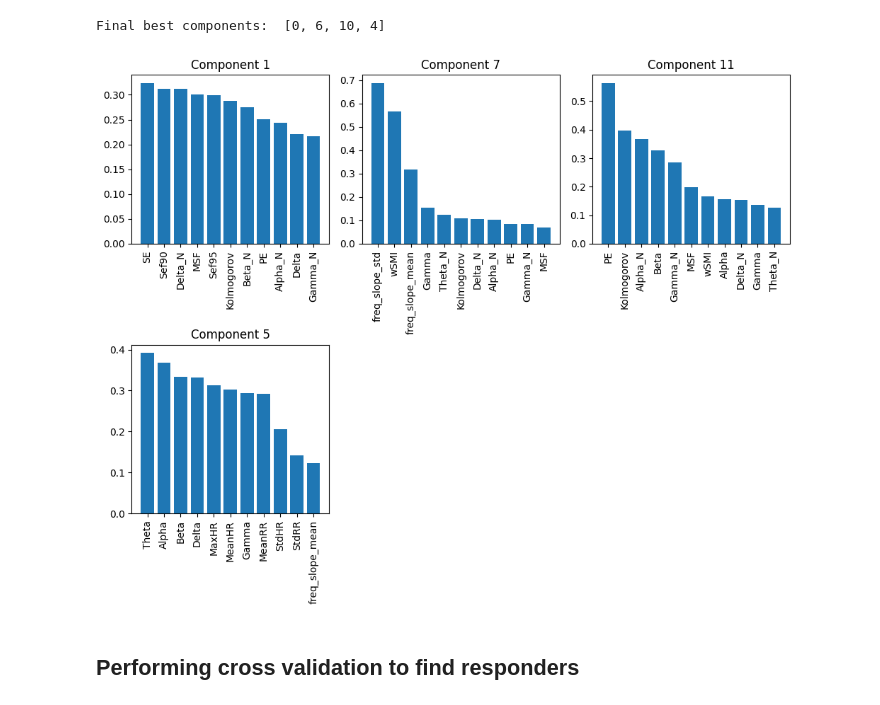
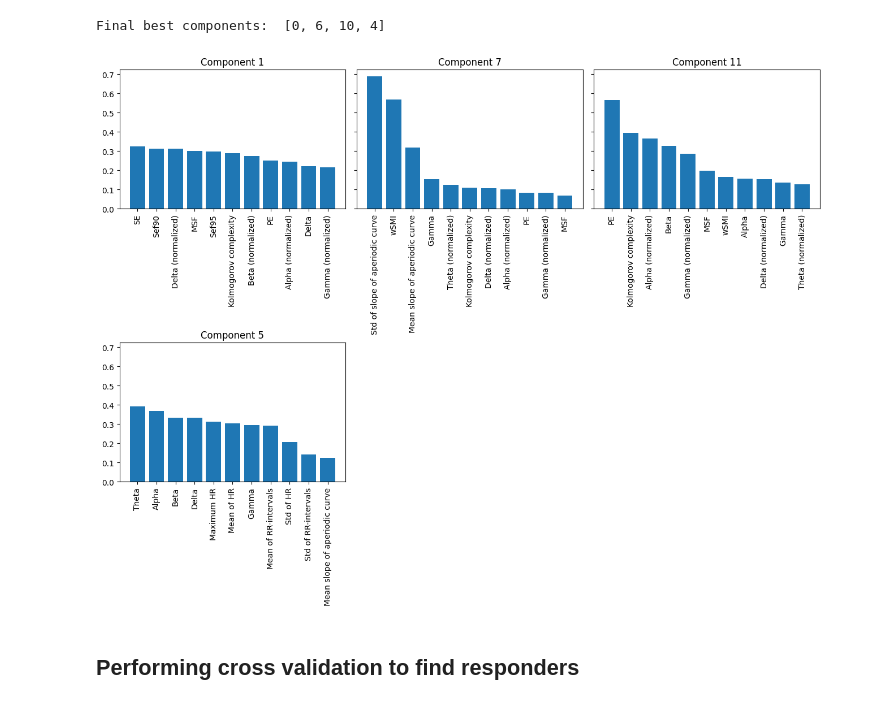
Before and after one commit to cdhvilsted/Bachelor_project_2024, a Jupyter notebook: cross_val_pipeline_group.ipynb, the cells around one changed output. Drawn from its saved outputs; the diff is of its cells as text; code cells hidden in the pictures.

```diff
--- a/cross_val_pipeline_group.ipynb
+++ b/cross_val_pipeline_group.ipynb
@@ -38,6 +38,8 @@ Concatenate data
 path ='CSV_features_NEW/'
 folder = os.fsencode(path)
 renamed_markers_list = ['No.', 'Event', 'Delta', 'Delta_N', 'Theta', 'Theta_N', 'Alpha', 'Alpha_N', 'Beta', 'Beta_N', 'Gamma', 'Gamma_N', 'SE', 'MSF', 'Sef90', 'Sef95', 'PE', 'wSMI', 'Kolmogorov', 'MeanRR', 'StdRR', 'MeanHR', 'StdHR', 'MinHR', 'MaxHR', 'freq_slope_mean','freq_slope_std']
+renamed_markers_list_complete = ['Delta', 'Delta (normalized)', 'Theta', 'Theta (normalized)', 'Alpha', 'Alpha (normalized)', 'Beta', 'Beta (normalized)', 'Gamma', 'Gamma (normalized)', 'SE', 'MSF', 'Sef90', 'Sef95', 'PE', 'wSMI', 'Kolmogorov complexity', 'Mean of RR-intervals', 'Std of RR-intervals', 'Mean of HR', 'Std of HR', 'Minimum HR', 'Maximum HR', 'Mean slope of aperiodic curve','Std of slope of aperiodic curve']
+
 m_list = ['Delta', 'Delta_N', 'Theta', 'Theta_N', 'Alpha', 'Alpha_N', 'Beta', 'Beta_N', 'Gamma', 'Gamma_N', 'SE', 'MSF', 'Sef90', 'Sef95', 'PE', 'wSMI', 'Kolmogorov', 'MeanRR', 'StdRR', 'MeanHR', 'StdHR', 'MinHR', 'MaxHR', 'freq_slope_mean','freq_slope_std']
 mean_list = [i + '_mean' for i in m_list]
 std_list = [i + '_std' for i in m_list]
@@ -151,21 +153,21 @@ for i in range(len(best_comp)):
 
     #print(feature_list)
 # %%
-fig, axes = plt.subplots(2,3, figsize=(10,8))
+fig, axes = plt.subplots(2,3, figsize=(13,10), sharey=True)
 for i,ax in zip(range(len(best_comp)),axes.ravel()):
     feature = best_comp[i]
     sort = np.argsort(abs(np.array(components[feature])))[::-1]
-    feature_names = [m_list[j] for j in sort[0:11]]
+    feature_names = [renamed_markers_list_complete[j] for j in sort[0:11]]
     feature_imp = [abs(components[feature][j]) for j in sort[0:11]]
     ax.bar(x=feature_names, height=feature_imp)
     ax.set_xticks(ticks=range(0,11), rotation=90, labels=feature_names)
     ax.set_title('Component ' + str(best_comp[i] +1)) # Not null-indexed
 
 fig.delaxes(axes[1][2])
 fig.delaxes(axes[1][1])
 plt.tight_layout()
 # %% [output]
-[figure, old version]
+[figure, new version]
 # %% [markdown]
 ## Performing cross validation to find responders
 # %%
```
